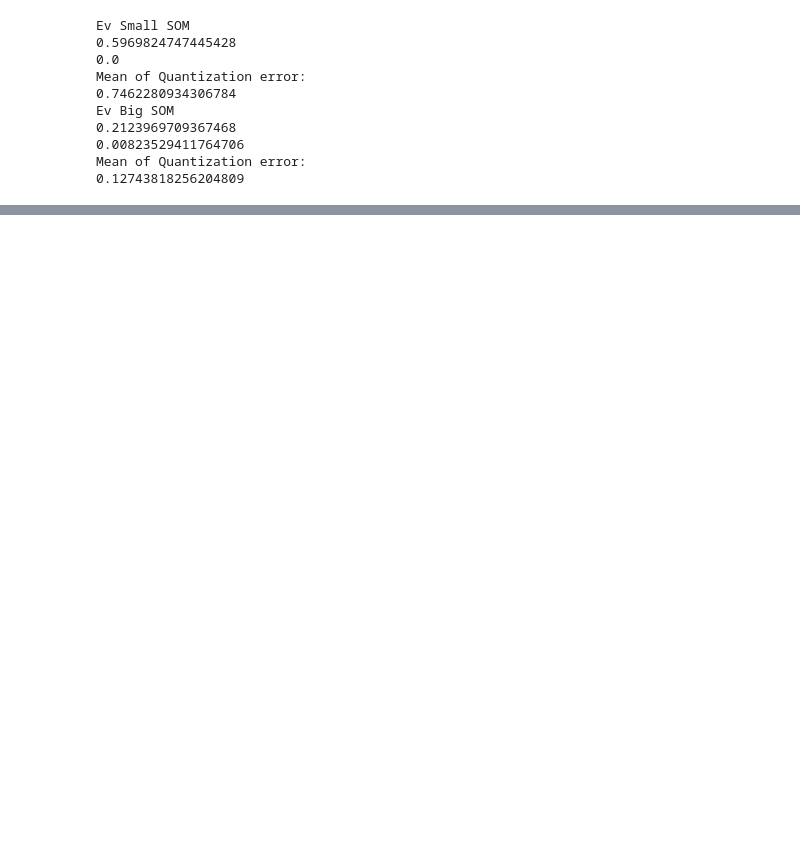
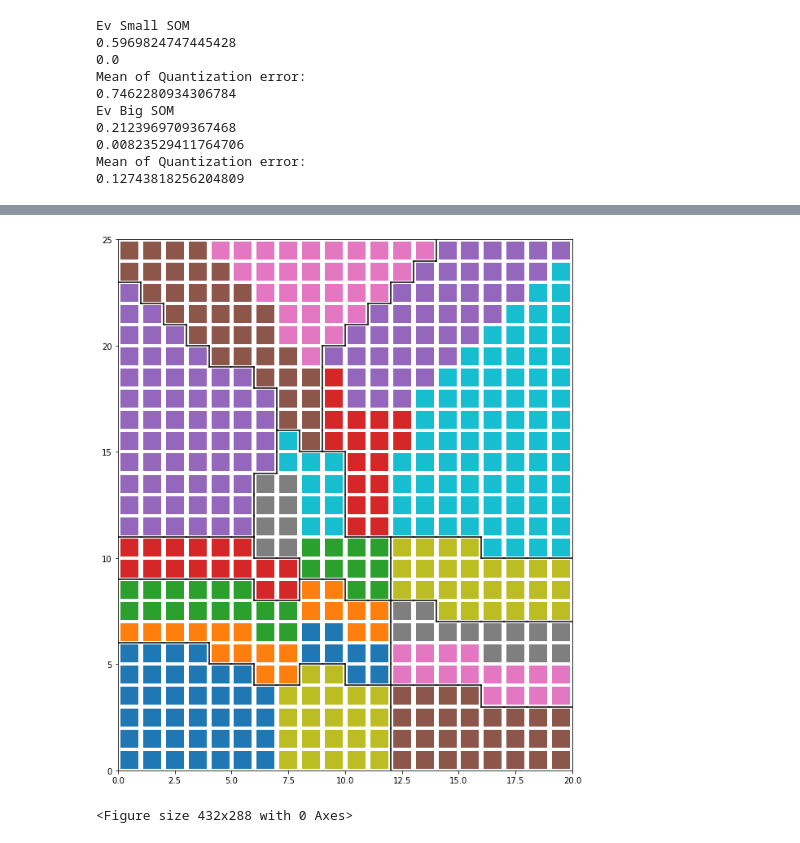
Before and after one commit to mikkelmilo/SOM-Clustering-Visualisations, a Jupyter notebook: 10clusters- clustering SOM.ipynb, the cells around one changed output, grey strips where cells are left out. Cells and saved outputs as stored; diff of their text form; code cells hidden in the pictures; blank space fills up the shorter version.

```diff
--- a/10clusters- clustering SOM.ipynb
+++ b/10clusters- clustering SOM.ipynb
@@ -143,0 +171,5 @@ hierarchical_clust(clusters10_som_small,20,25,10,'ward')
+# %%
+hierarchical_clust_e(clusters10_som_small,20,25,[10,20],'complete')
+# %% [output]
+[figure, added]
+<Figure size 432x288 with 0 Axes>
```
Also changed, not shown: parts of 43 cells of this notebook, 33 other files.
